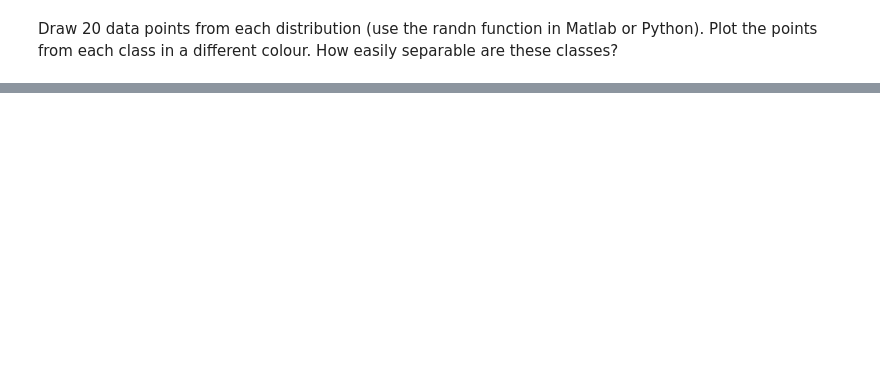
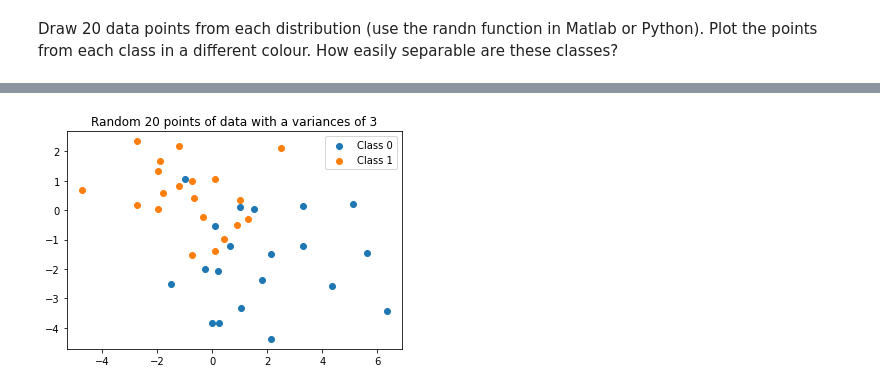
Before and after one commit to muaazbassa/COMS3007A-Machine-Learning, a Jupyter notebook: 5. ML Logistic Regression Tutorial/Logistic Regression.ipynb, the cells around one changed output, grey strips where cells are left out. Saved outputs shown, nothing was run; the diff lists cells and outputs as text; code cells hidden in the pictures; blank space fills up the shorter version.

```diff
--- a/5. ML Logistic Regression Tutorial/Logistic Regression.ipynb
+++ b/5. ML Logistic Regression Tutorial/Logistic Regression.ipynb
@@ -54,2 +69,22 @@ plt.show()
+# %%
+arr_c0 = np.random.choice(data_c0.shape[0], size=20, replace=False)
+arr_c1 = np.random.choice(data_c1.shape[0], size=20, replace=False)
+
+# Generate 20 data points from each distribution
+data_c_0 = np.random.choice(arr_c0, size=20, replace=False)
+data_c_1 = np.random.choice(arr_c1, size=20, replace=False)
+
+data_c0 = data_c0[data_c_0, :]
+data_c1 = data_c1[data_c_1, :]
+
+
+# Plot the data
+plt.scatter(data_c0[:, 0], data_c0[:, 1], label='Class 0')
+plt.scatter(data_c1[:, 0], data_c1[:, 1], label='Class 1')
+plt.title('Random 20 points of data with a variances of 3')
+plt.legend()
+plt.show()
+# %% [output]
+[figure, added]
 # %%
 # Define the mean vectors and covariance matrices
```
Also changed, not shown: parts of 28 cells of this notebook.
